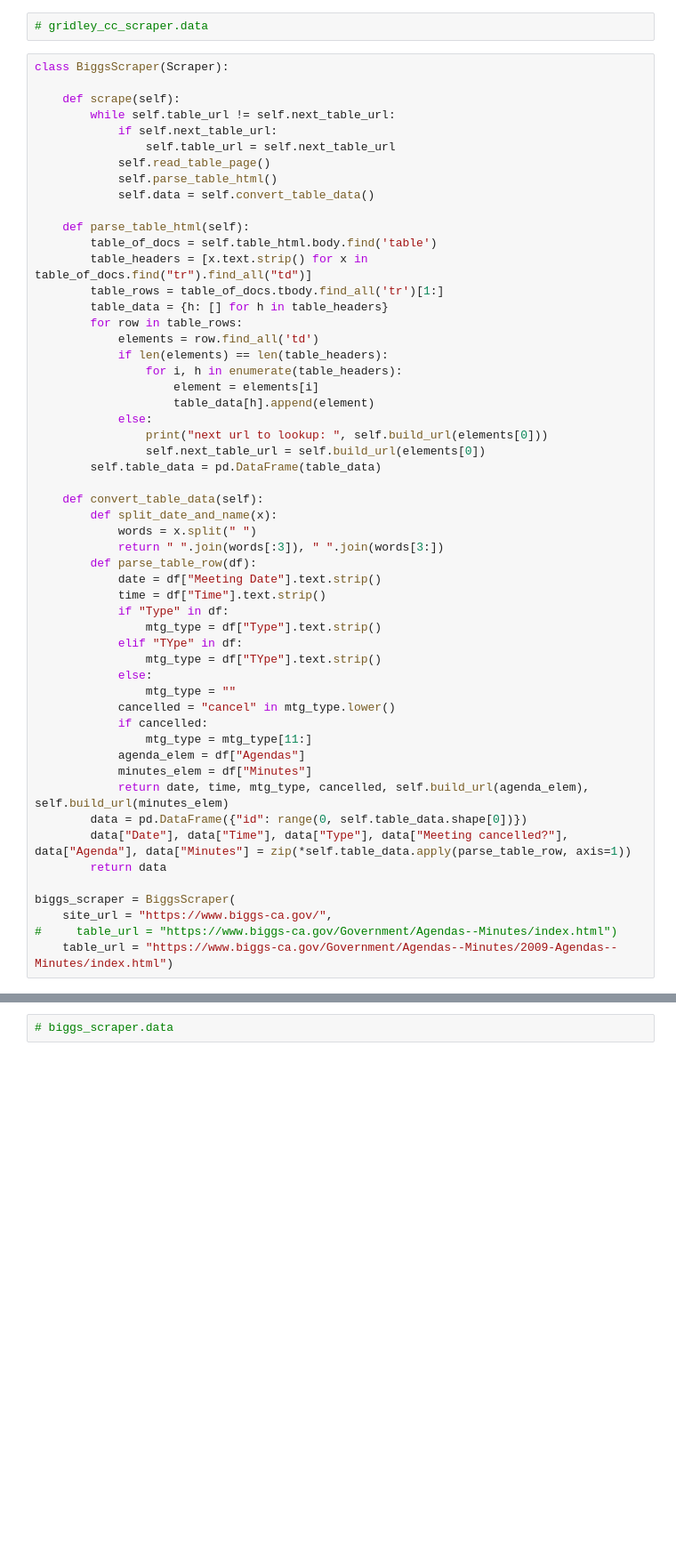
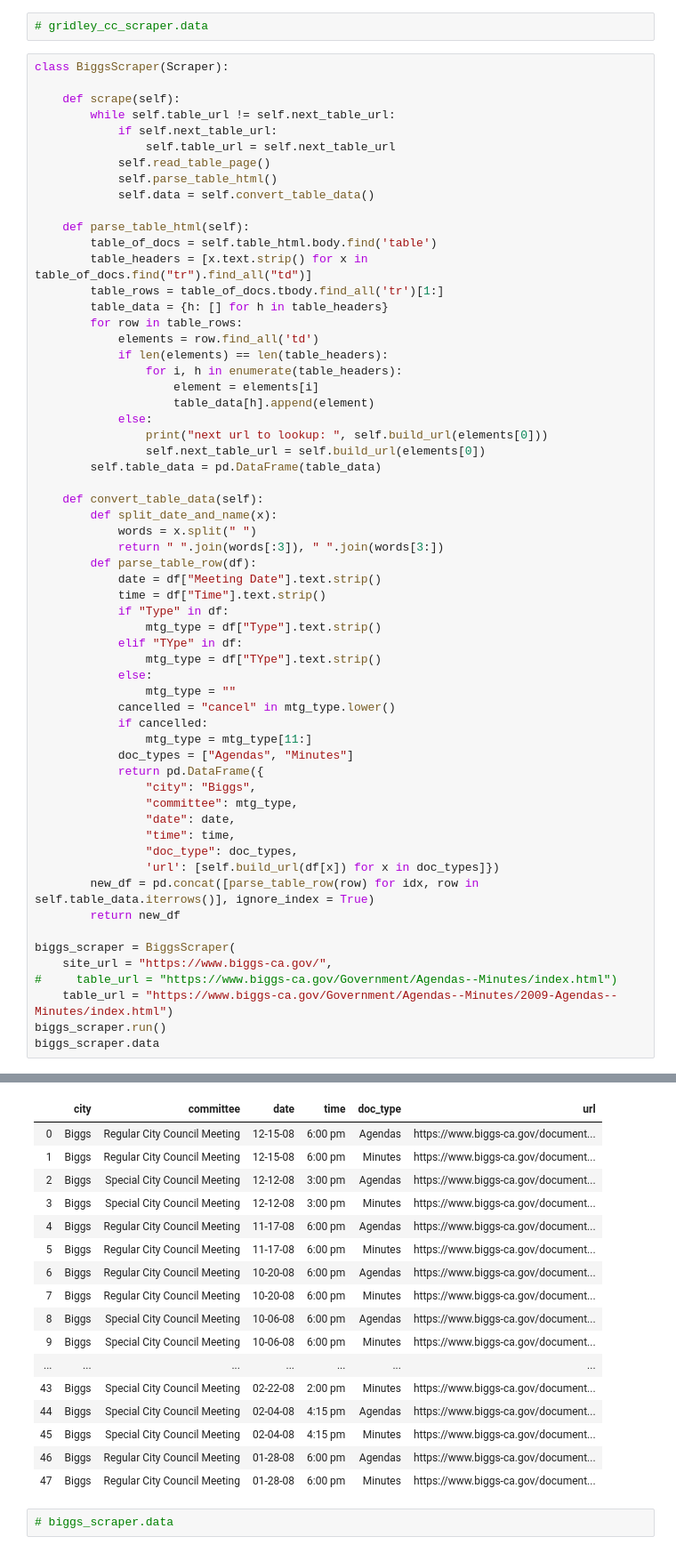
Before and after one commit to DiPierro/autolocal, a Jupyter notebook: notebooks/2019-10-09-scraping.ipynb, the cells around one changed output, grey strips where cells are left out. Shown at 89% size. Cells and saved outputs as stored; diff of their text form; blank space fills up the shorter version.

Commit message:
add scrapers

```diff
--- a/notebooks/2019-10-09-scraping.ipynb
+++ b/notebooks/2019-10-09-scraping.ipynb
@@ -125,38 +125,61 @@ class BiggsScraper(Scraper):
                     element = elements[i]
                     table_data[h].append(element)
             else:
                 print("next url to lookup: ", self.build_url(elements[0]))
                 self.next_table_url = self.build_url(elements[0])
         self.table_data = pd.DataFrame(table_data)
 
     def convert_table_data(self):
         def split_date_and_name(x):
             words = x.split(" ")
             return " ".join(words[:3]), " ".join(words[3:])
         def parse_table_row(df):
             date = df["Meeting Date"].text.strip()
             time = df["Time"].text.strip()
             if "Type" in df:
                 mtg_type = df["Type"].text.strip()
             elif "TYpe" in df:
                 mtg_type = df["TYpe"].text.strip()
             else:
                 mtg_type = ""
             cancelled = "cancel" in mtg_type.lower()
             if cancelled:
                 mtg_type = mtg_type[11:]
-            agenda_elem = df["Agendas"]
-            minutes_elem = df["Minutes"]
-            return date, time, mtg_type, cancelled, self.build_url(agenda_elem), self.build_url(minutes_elem)
-        data = pd.DataFrame({"id": range(0, self.table_data.shape[0])})
-        data["Date"], data["Time"], data["Type"], data["Meeting cancelled?"], data["Agenda"], data["Minutes"] = zip(*self.table_data.apply(parse_table_row, axis=1))
-        return data
+            doc_types = ["Agendas", "Minutes"]
+            return pd.DataFrame({
+                "city": "Biggs",
+                "committee": mtg_type,
+                "date": date,
+                "time": time,
+                "doc_type": doc_types,
+                'url': [self.build_url(df[x]) for x in doc_types]})
+        new_df = pd.concat([parse_table_row(row) for idx, row in self.table_data.iterrows()], ignore_index = True)
+        return new_df
 
 biggs_scraper = BiggsScraper(
     site_url = "https://www.biggs-ca.gov/",
 #     table_url = "https://www.biggs-ca.gov/Government/Agendas--Minutes/index.html")
     table_url = "https://www.biggs-ca.gov/Government/Agendas--Minutes/2009-Agendas--Minutes/index.html")
+biggs_scraper.run()
+biggs_scraper.data
 # %% [output]
 next url to lookup:  https://www.biggs-ca.gov/Government/Agendas--Minutes/2008-Agendas--Minutes/index.html
+|  | city | committee | date | time | doc_type | url |
+| 0 | Biggs | Regular City Council Meeting | 12-15-08 | 6:00 pm | Agendas | https://www.biggs-ca.gov/document... |
+| 1 | Biggs | Regular City Council Meeting | 12-15-08 | 6:00 pm | Minutes | https://www.biggs-ca.gov/document... |
+| 2 | Biggs | Special City Council Meeting | 12-12-08 | 3:00 pm | Agendas | https://www.biggs-ca.gov/document... |
+| 3 | Biggs | Special City Council Meeting | 12-12-08 | 3:00 pm | Minutes | https://www.biggs-ca.gov/document... |
+| 4 | Biggs | Regular City Council Meeting | 11-17-08 | 6:00 pm | Agendas | https://www.biggs-ca.gov/document... |
+| 5 | Biggs | Regular City Council Meeting | 11-17-08 | 6:00 pm | Minutes | https://www.biggs-ca.gov/document... |
+| 6 | Biggs | Regular City Council Meeting | 10-20-08 | 6:00 pm | Agendas | https://www.biggs-ca.gov/document... |
+| 7 | Biggs | Regular City Council Meeting | 10-20-08 | 6:00 pm | Minutes | https://www.biggs-ca.gov/document... |
+| 8 | Biggs | Special City Council Meeting | 10-06-08 | 6:00 pm | Agendas | https://www.biggs-ca.gov/document... |
+| 9 | Biggs | Special City Council Meeting | 10-06-08 | 6:00 pm | Minutes | https://www.biggs-ca.gov/document... |
+| ... | ... | ... | ... | ... | ... | ... |
+| 43 | Biggs | Special City Council Meeting | 02-22-08 | 2:00 pm | Minutes | https://www.biggs-ca.gov/document... |
+| 44 | Biggs | Special City Council Meeting | 02-04-08 | 4:15 pm | Agendas | https://www.biggs-ca.gov/document... |
+| 45 | Biggs | Special City Council Meeting | 02-04-08 | 4:15 pm | Minutes | https://www.biggs-ca.gov/document... |
+| 46 | Biggs | Regular City Council Meeting | 01-28-08 | 6:00 pm | Agendas | https://www.biggs-ca.gov/document... |
+| 47 | Biggs | Regular City Council Meeting | 01-28-08 | 6:00 pm | Minutes | https://www.biggs-ca.gov/document... |
 # %%
 # biggs_scraper.data
```
Also changed, not shown: parts of 3 cells of this notebook, 1 other file.
